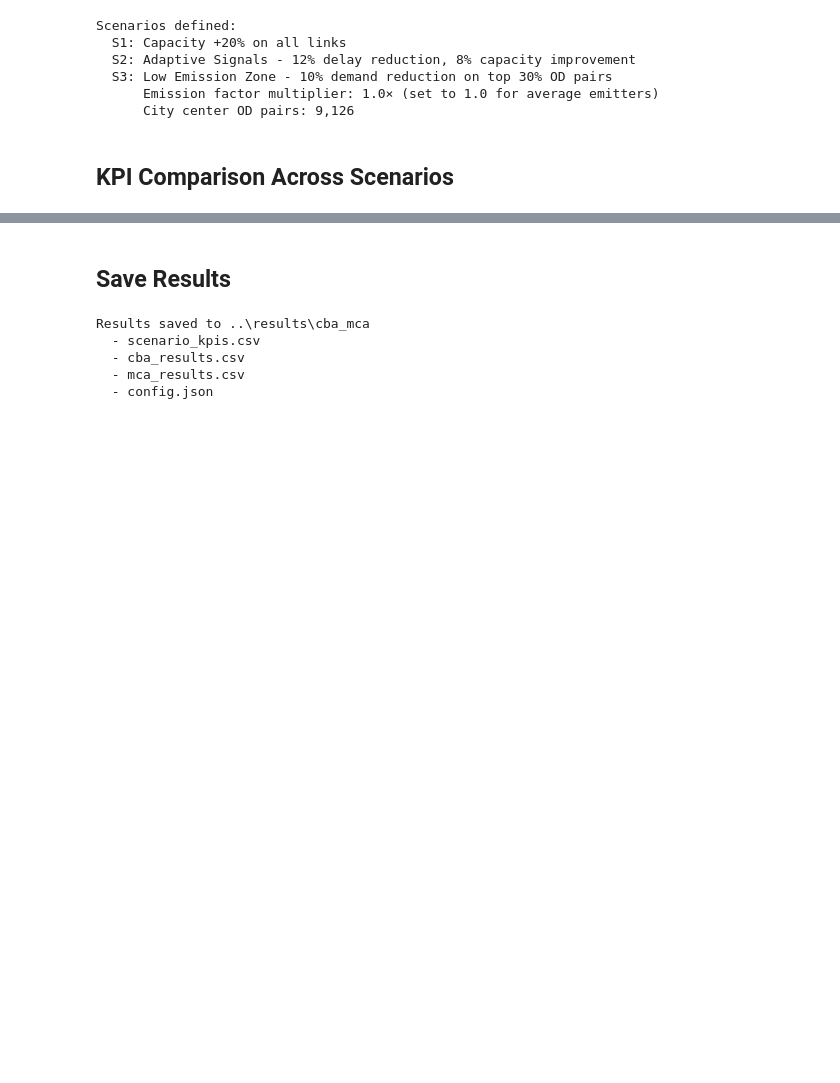
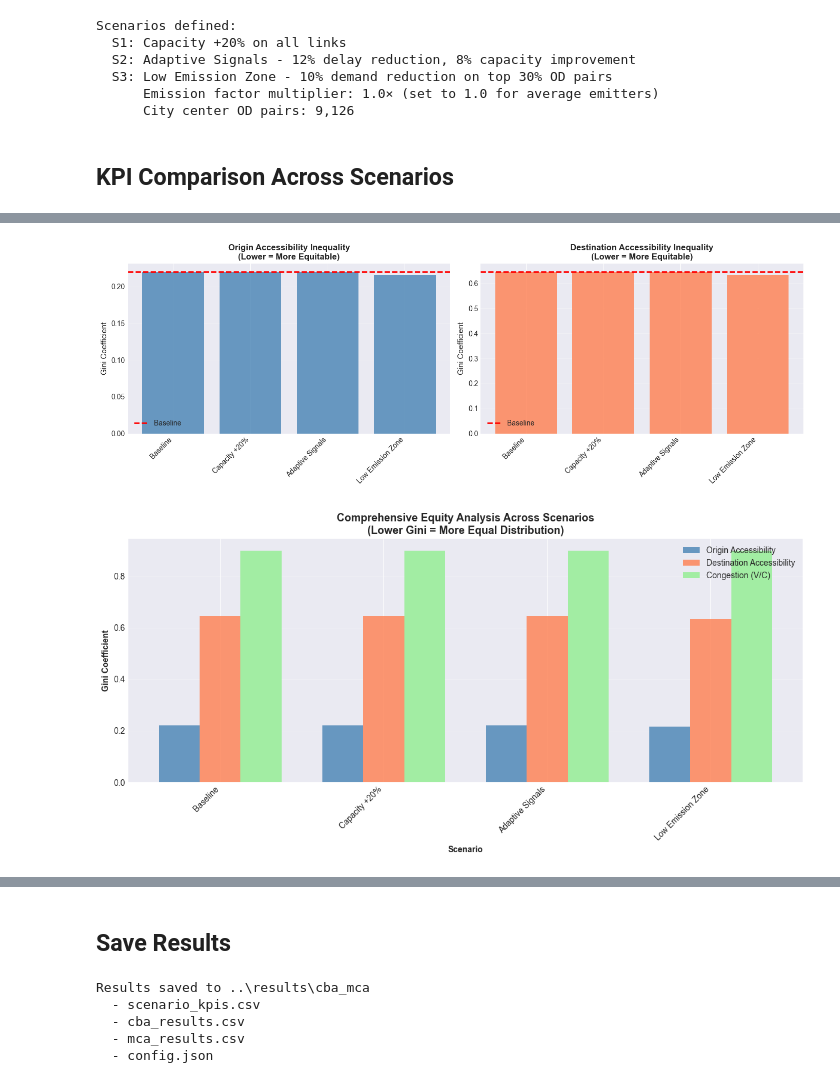
Before and after one commit to antoinekc8/DOTNET_project, a Jupyter notebook: notebook/antoine cba mca analysis.ipynb, the cells around one changed output, grey strips where cells are left out. Drawn from its saved outputs; the diff is of its cells as text; code cells hidden in the pictures; blank space fills up the shorter version.

```diff
--- a/notebook/antoine cba mca analysis.ipynb
+++ b/notebook/antoine cba mca analysis.ipynb
@@ -543,0 +566,70 @@ Low Emission Zone  0.889521  0.246488 12.483968       6.757780
+# %%
+# Visualize accessibility equity across scenarios
+
+fig, axes = plt.subplots(1, 2, figsize=(14, 5))
+
+# Plot 1: Origin Accessibility Gini
+ax1 = axes[0]
+x_pos = np.arange(len(access_gini_df))
+ax1.bar(x_pos, access_gini_df['gini_origin_accessibility'], color='steelblue', alpha=0.8)
+ax1.axhline(baseline_metrics['gini_origin_accessibility'], color='red',
+            linestyle='--', linewidth=2, label='Baseline')
+ax1.set_ylabel('Gini Coefficient', fontsize=11)
+ax1.set_xlabel('')
+ax1.set_title('Origin Accessibility Inequality\n(Lower = More Equitable)', fontweight='bold')
+ax1.set_xticks(x_pos)
+ax1.set_xticklabels(access_gini_df['scenario'], rotation=45, ha='right')
+ax1.grid(True, alpha=0.3, axis='y')
+ax1.legend()
+
+# Plot 2: Destination Accessibility Gini
+ax2 = axes[1]
+ax2.bar(x_pos, access_gini_df['gini_dest_accessibility'], color='coral', alpha=0.8)
+ax2.axhline(baseline_metrics['gini_dest_accessibility'], color='red',
+            linestyle='--', linewidth=2, label='Baseline')
+ax2.set_ylabel('Gini Coefficient', fontsize=11)
+ax2.set_xlabel('')
+ax2.set_title('Destination Accessibility Inequality\n(Lower = More Equitable)', fontweight='bold')
+ax2.set_xticks(x_pos)
+ax2.set_xticklabels(access_gini_df['scenario'], rotation=45, ha='right')
+ax2.grid(True, alpha=0.3, axis='y')
+ax2.legend()
+
+plt.tight_layout()
+plt.show()
+
+# Calculate V/C Gini coefficients for combined visualization
+vc_gini_values = [
+    gini(lp_base['volume'] / lp_base['capacity'].replace(0, np.nan)),
+    gini(lp_s1['volume'] / lp_s1['capacity'].replace(0, np.nan)),
+    gini(lp_s2['volume'] / lp_s2['capacity'].replace(0, np.nan)),
+    gini(lp_s3['volume'] / lp_s3['capacity'].replace(0, np.nan))
+]
+
+# Additional visualization: Combined equity metrics
+fig, ax = plt.subplots(figsize=(12, 6))
+
+x = np.arange(len(access_gini_df))
+width = 0.25
+
+bars1 = ax.bar(x - width, access_gini_df['gini_origin_accessibility'], width,
+               label='Origin Accessibility', color='steelblue', alpha=0.8)
+bars2 = ax.bar(x, access_gini_df['gini_dest_accessibility'], width,
+               label='Destination Accessibility', color='coral', alpha=0.8)
+bars3 = ax.bar(x + width, vc_gini_values, width,
+               label='Congestion (V/C)', color='lightgreen', alpha=0.8)
+
+ax.set_xlabel('Scenario', fontweight='bold')
+ax.set_ylabel('Gini Coefficient', fontweight='bold')
+ax.set_title('Comprehensive Equity Analysis Across Scenarios\n(Lower Gini = More Equal Distribution)',
+             fontweight='bold', fontsize=13)
+ax.set_xticks(x)
+ax.set_xticklabels(access_gini_df['scenario'], rotation=45, ha='right')
+ax.legend()
+ax.grid(True, alpha=0.3, axis='y')
+
+plt.tight_layout()
+plt.show()
+# %% [output]
+[figure, added]
+[figure, added]
```
Also changed, not shown: parts of 17 cells of this notebook.
